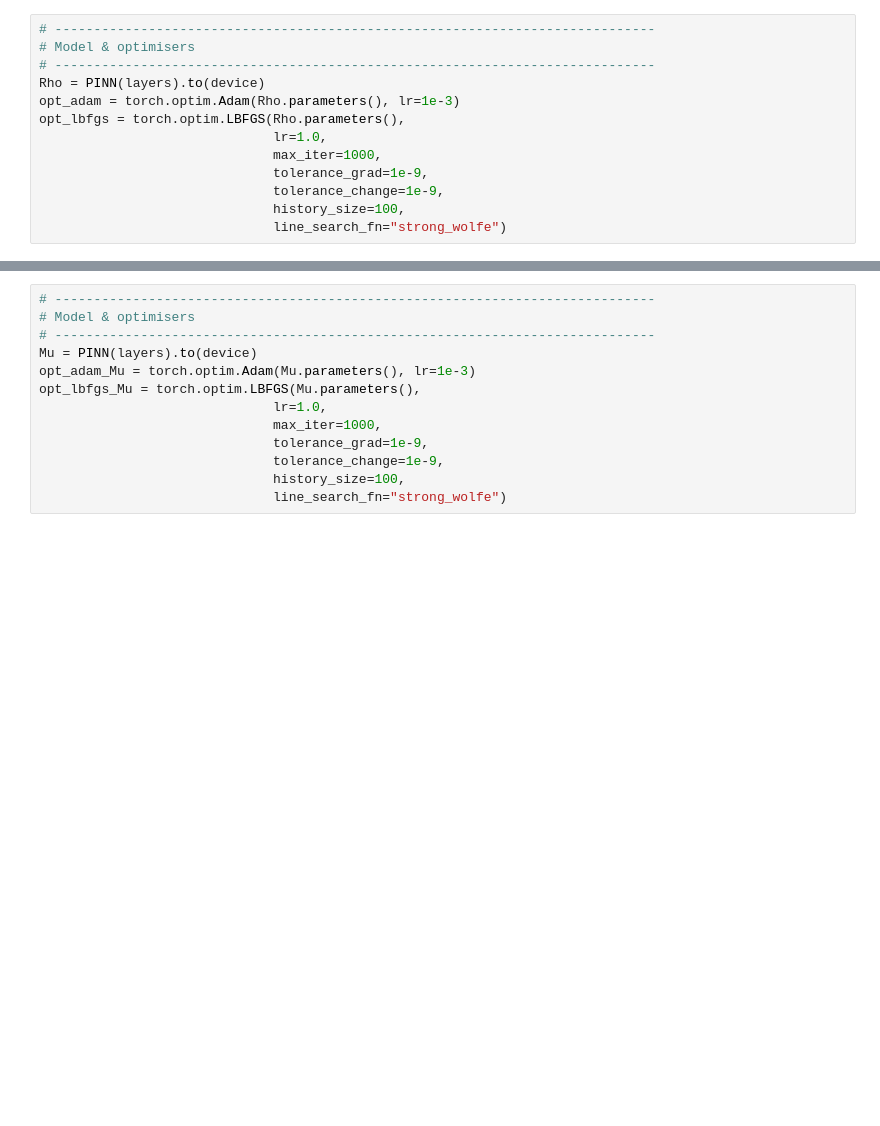
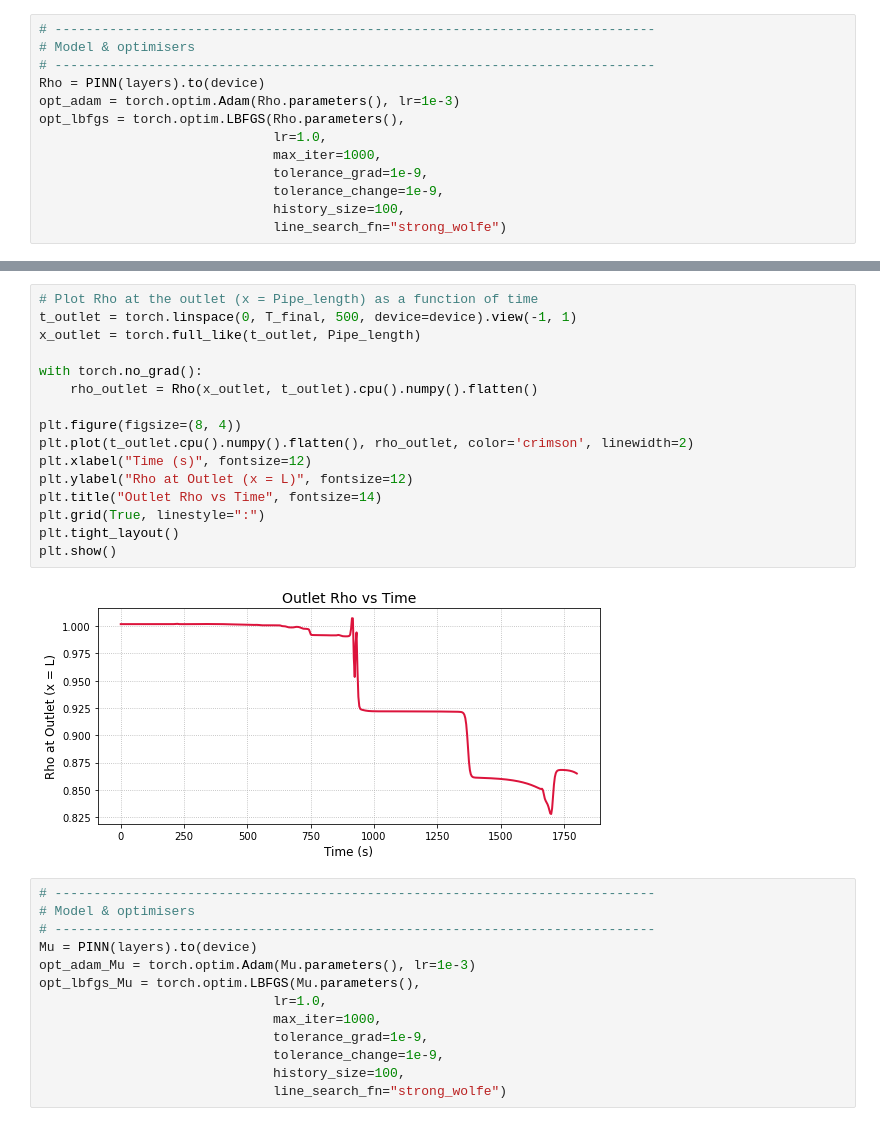
Before and after one commit to Marone1hooss/PINNs, a Jupyter notebook: Model0.ipynb, the cells around one changed output, grey strips where cells are left out. Drawn from its saved outputs; the diff is of its cells as text; blank space fills up the shorter version.

```diff
--- a/Model0.ipynb
+++ b/Model0.ipynb
@@ -252,3 +395,21 @@ L‑BFGS complete.
+# %%
+# Plot Rho at the outlet (x = Pipe_length) as a function of time
+t_outlet = torch.linspace(0, T_final, 500, device=device).view(-1, 1)
+x_outlet = torch.full_like(t_outlet, Pipe_length)
+
+with torch.no_grad():
+    rho_outlet = Rho(x_outlet, t_outlet).cpu().numpy().flatten()
+
+plt.figure(figsize=(8, 4))
+plt.plot(t_outlet.cpu().numpy().flatten(), rho_outlet, color='crimson', linewidth=2)
+plt.xlabel("Time (s)", fontsize=12)
+plt.ylabel("Rho at Outlet (x = L)", fontsize=12)
+plt.title("Outlet Rho vs Time", fontsize=14)
+plt.grid(True, linestyle=":")
+plt.tight_layout()
+plt.show()
+# %% [output]
+[figure, added]
 # %%
 # -----------------------------------------------------------------------------
 # Model & optimisers
```
Also changed, not shown: parts of 20 cells of this notebook, 3 other files.
